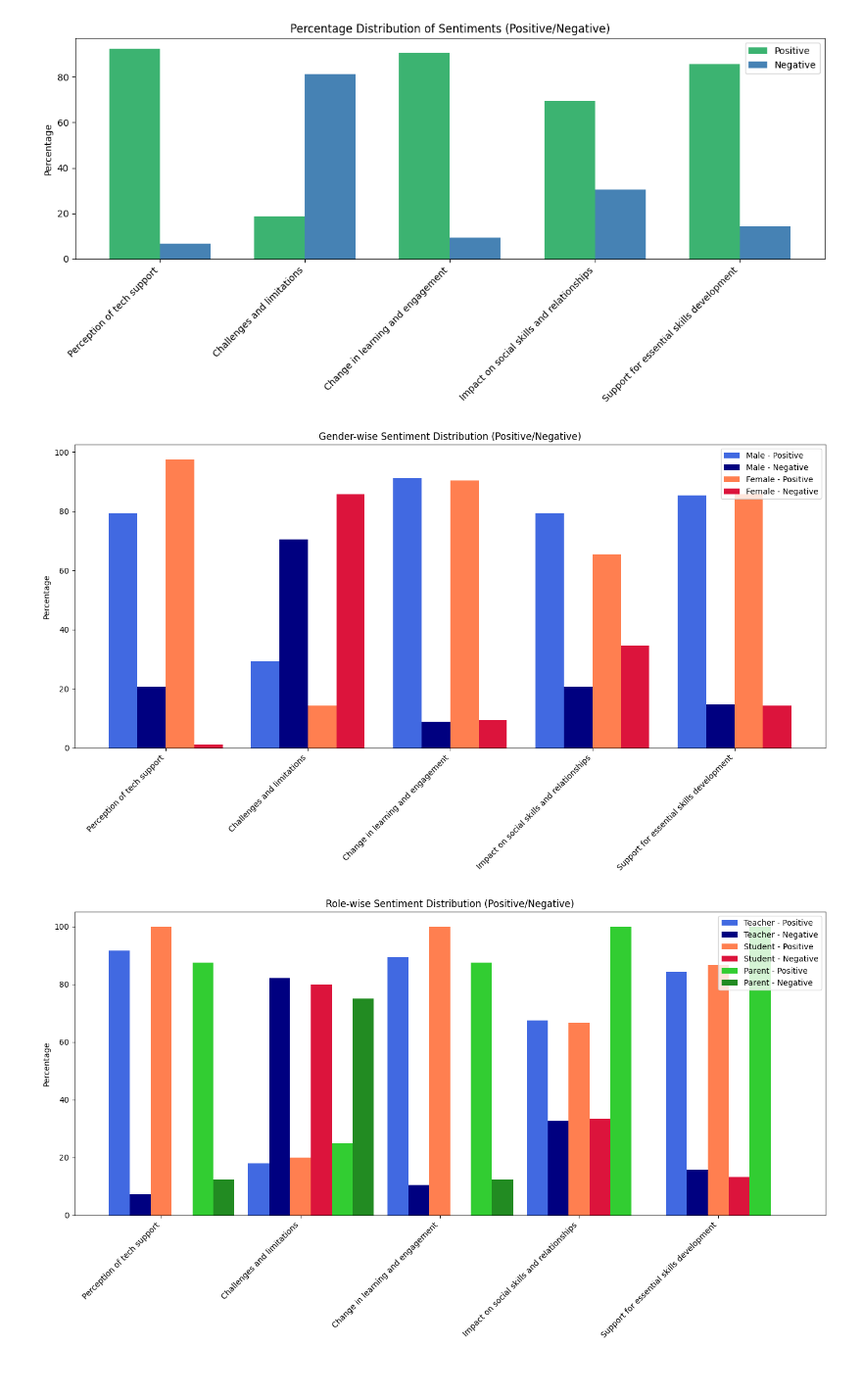
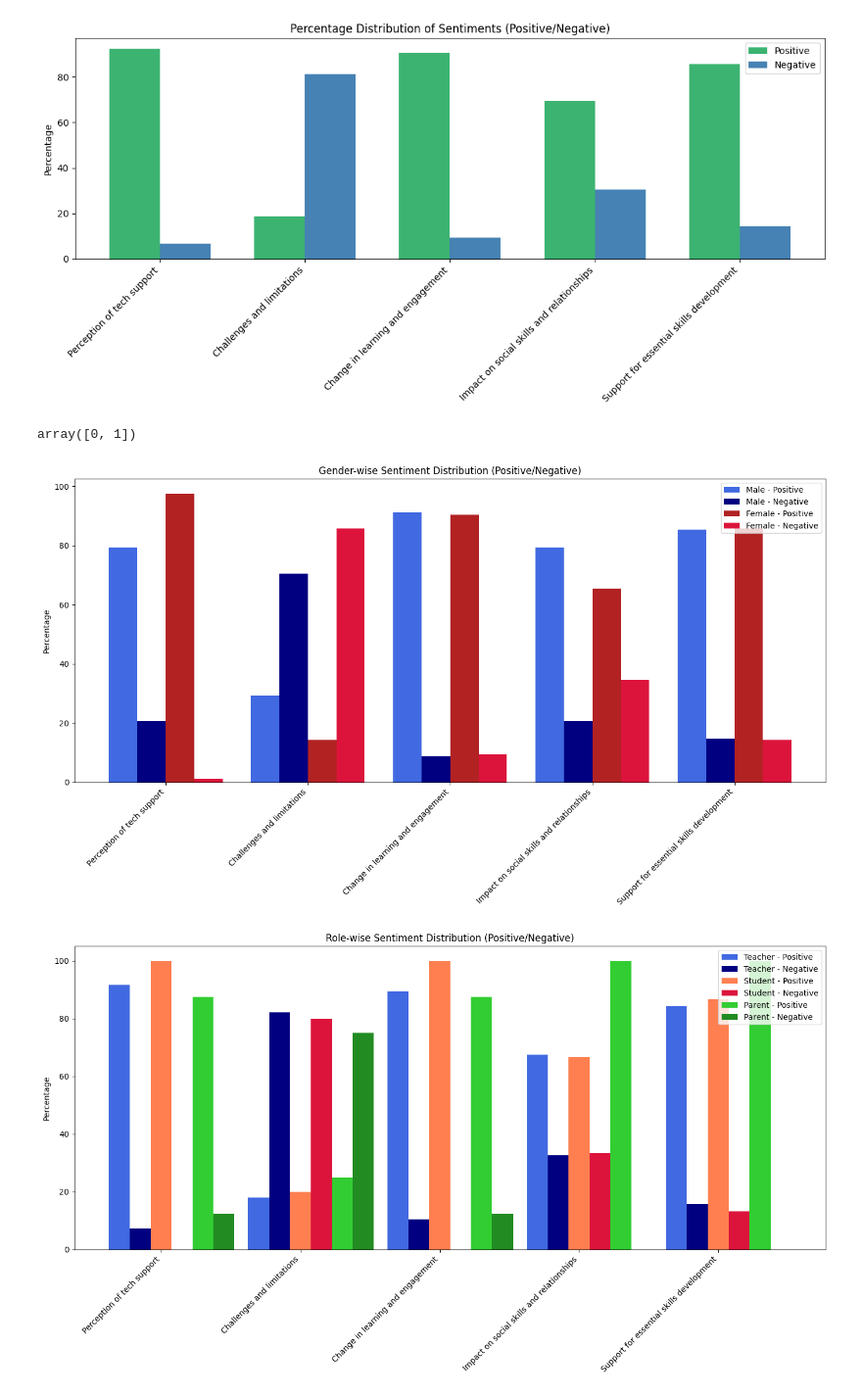
Before and after one commit to math-pal/edu-tech, a Jupyter notebook: impact_of_tech_on_edu.ipynb, the cells around one changed output. Shown at 98% size. Cells and saved outputs as stored; diff of their text form; code cells hidden in the pictures.

```diff
--- a/impact_of_tech_on_edu.ipynb
+++ b/impact_of_tech_on_edu.ipynb
@@ -276,4 +276,7 @@ print("The shape of the dataframe after dropping duplicates is:", df.shape)
 # %% [output]
 After dropping duplicates, the number of duplicate rows are: 0
 The shape of the dataframe after dropping duplicates is: (118, 28)
+# %%
+# Reset the index after dropping duplicates
+df = df.reset_index(drop=True)
 # %%
@@ -1078,6 +1061,10 @@ plt.savefig("sentiment_distribution_plot.png", dpi=300)
 plt.show()
 # %% [output]
 [figure]
+# %%
+df['gender'].unique()
+# %% [output]
+array([0, 1])
 # %%
 # Create a dictionary to hold the percentage of 'Positive' and 'Negative' for each column and gender
 percentage_data_gender = {}
@@ -1110,35 +1097,35 @@ bar_width = 0.2
 
 # Plot Male and Female sentiments side by side for each category
 bars1 = ax.bar([i - bar_width for i in x], positive_percentages_male, width=bar_width, label='Male - Positive', color='#4169E1')
 bars2 = ax.bar(x, negative_percentages_male, width=bar_width, label='Male - Negative', color='#000080')
 
-bars3 = ax.bar([i + bar_width for i in x], positive_percentages_female, width=bar_width, label='Female - Positive', color='#FF7F50')
+bars3 = ax.bar([i + bar_width for i in x], positive_percentages_female, width=bar_width, label='Female - Positive', color='#B22222')
 bars4 = ax.bar([i + 2 * bar_width for i in x], negative_percentages_female, width=bar_width, label='Female - Negative', color='#DC143C')
 
 # Add labels and title
 ax.set_ylabel('Percentage')
 ax.set_title('Gender-wise Sentiment Distribution (Positive/Negative)')
 ax.set_xticks([i + bar_width / 2 for i in x])
 
 # Modify labels to exclude the last word and capitalize the remaining part
 ax.set_xticklabels(
     [' '.join(label.replace('_', ' ').split()[:-1]).capitalize() for label in labels],
     rotation=45,
     ha='right'
 )
 
 # Add legend
 ax.legend()
 
 # Show the plot
 plt.tight_layout()
 
 # Save the plot
 plt.savefig("gender_wise_sentiment_distribution_plot.png", dpi=300)
 
 plt.show()
 # %% [output]
-[figure, old version]
+[figure, new version]
 # %%
 import matplotlib.pyplot as plt
 
```
Also changed, not shown: parts of 55 cells of this notebook, 2 other files.
